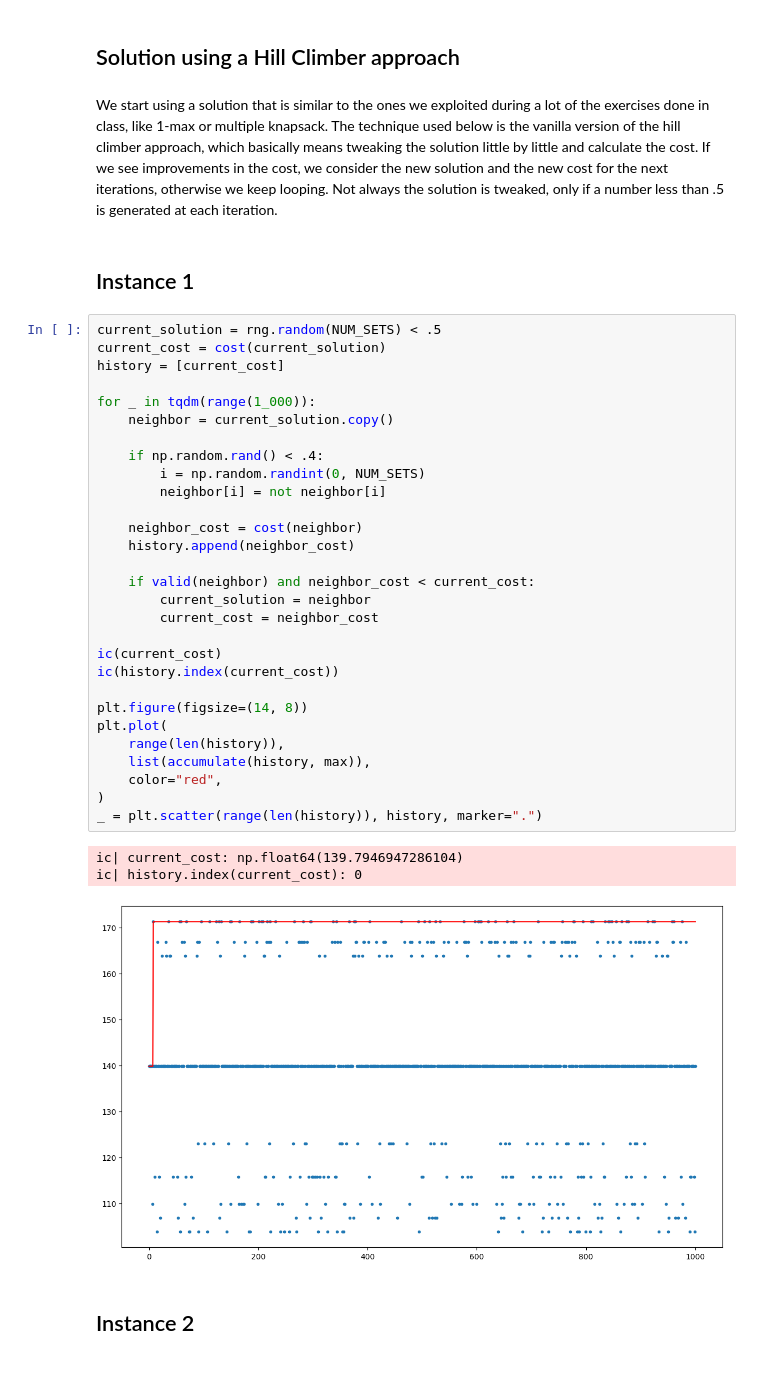
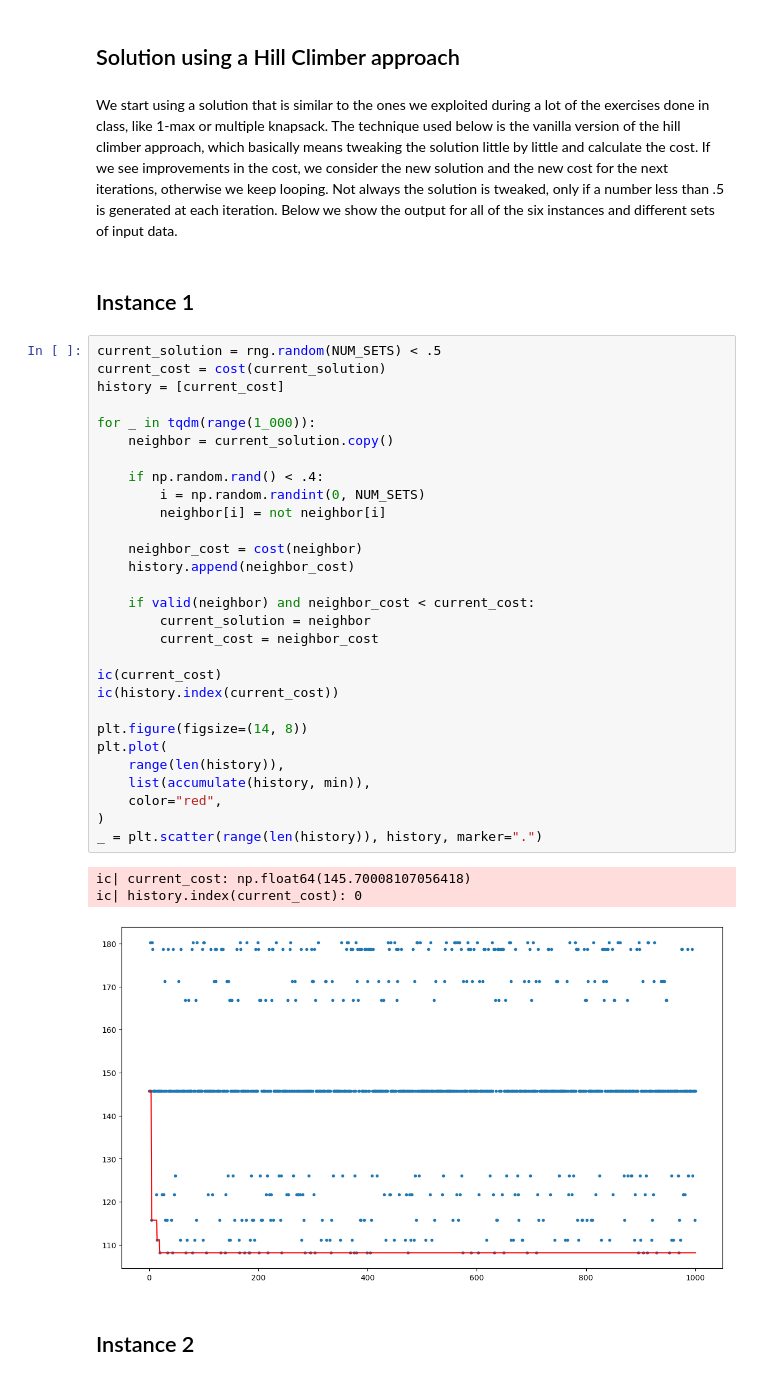
Before and after one commit to fedspi00/CI2024_lab1, a Jupyter notebook: set-cover.ipynb, the cells around one changed output. Cells and saved outputs as stored; diff of their text form.

```diff
--- a/set-cover.ipynb
+++ b/set-cover.ipynb
@@ -43,42 +43,42 @@ def cost(solution):
 # %% [markdown]
 ## Solution using a Hill Climber approach
 # %% [markdown]
-We start using a solution that is similar to the ones we exploited during a lot of the exercises done in class, like 1-max or multiple knapsack. The technique used below is the vanilla version of the hill climber approach, which basically means tweaking the solution little by little and calculate the cost. If we see improvements in the cost, we consider the new solution and the new cost for the next iterations, otherwise we keep looping. Not always the solution is tweaked, only if a number less than .5 is generated at each iteration.
+We start using a solution that is similar to the ones we exploited during a lot of the exercises done in class, like 1-max or multiple knapsack. The technique used below is the vanilla version of the hill climber approach, which basically means tweaking the solution little by little and calculate the cost. If we see improvements in the cost, we consider the new solution and the new cost for the next iterations, otherwise we keep looping. Not always the solution is tweaked, only if a number less than .5 is generated at each iteration. Below we show the output for all of the six instances and different sets of input data.
 # %% [markdown]
 ## Instance 1
 # %%
 current_solution = rng.random(NUM_SETS) < .5
 current_cost = cost(current_solution)
 history = [current_cost]
 
 for _ in tqdm(range(1_000)):
     neighbor = current_solution.copy()
 
     if np.random.rand() < .4:
         i = np.random.randint(0, NUM_SETS)
         neighbor[i] = not neighbor[i]
 
     neighbor_cost = cost(neighbor)
     history.append(neighbor_cost)
 
     if valid(neighbor) and neighbor_cost < current_cost:
         current_solution = neighbor
         current_cost = neighbor_cost
 
 ic(current_cost)
 ic(history.index(current_cost))
 
 plt.figure(figsize=(14, 8))
 plt.plot(
     range(len(history)),
-    list(accumulate(history, max)),
+    list(accumulate(history, min)),
     color="red",
 )
 _ = plt.scatter(range(len(history)), history, marker=".")
 # %% [output]
-ic| current_cost: np.float64(139.7946947286104)
+ic| current_cost: np.float64(145.70008107056418)
 ic| history.index(current_cost): 0
-[figure, old version]
+[figure, new version]
 # %% [markdown]
 ## Instance 2
 # %%
```
Also changed, not shown: parts of 7 cells of this notebook.
